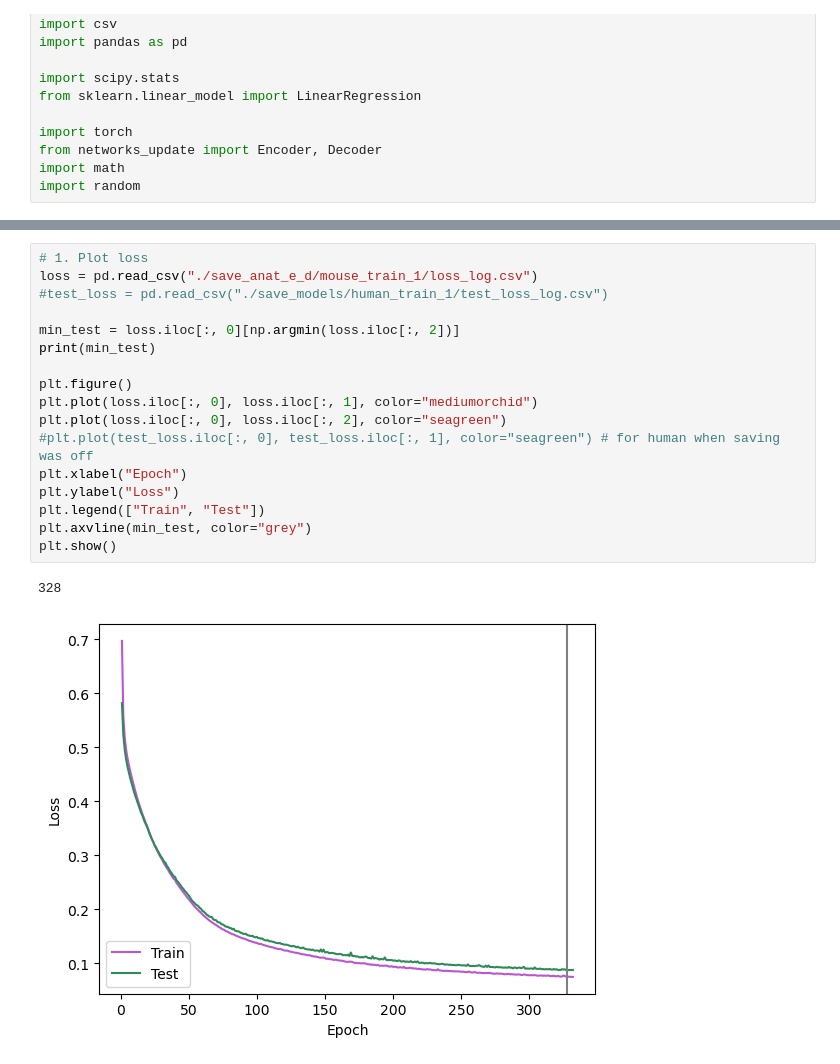
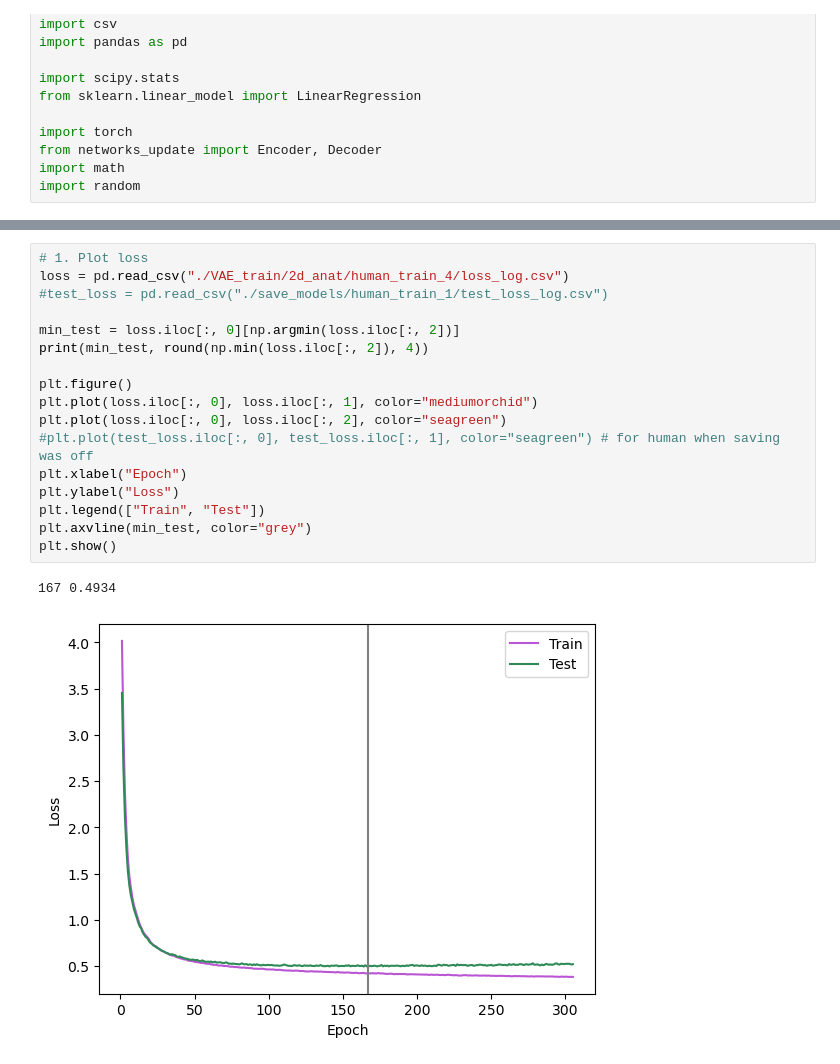
Before and after one commit to jessicabohm/UNIT, a Jupyter notebook: evaluate_anat_synth.ipynb, the cells around one changed output, grey strips where cells are left out. Cells and saved outputs as stored; diff of their text form.

```diff
--- a/evaluate_anat_synth.ipynb
+++ b/evaluate_anat_synth.ipynb
@@ -44,23 +148,23 @@ def plot_seg(img_arr, slice_idx, size, title):
 # %%
 # 1. Plot loss
-loss = pd.read_csv("./save_anat_e_d/mouse_train_1/loss_log.csv")
+loss = pd.read_csv("./VAE_train/2d_anat/human_train_4/loss_log.csv")
 #test_loss = pd.read_csv("./save_models/human_train_1/test_loss_log.csv")
 
 min_test = loss.iloc[:, 0][np.argmin(loss.iloc[:, 2])]
-print(min_test)
+print(min_test, round(np.min(loss.iloc[:, 2]), 4))
 
 plt.figure()
 plt.plot(loss.iloc[:, 0], loss.iloc[:, 1], color="mediumorchid")
 plt.plot(loss.iloc[:, 0], loss.iloc[:, 2], color="seagreen")
 #plt.plot(test_loss.iloc[:, 0], test_loss.iloc[:, 1], color="seagreen") # for human when saving was off
 plt.xlabel("Epoch")
 plt.ylabel("Loss")
 plt.legend(["Train", "Test"])
 plt.axvline(min_test, color="grey")
 plt.show()
 # %% [output]
-328
+167 0.4934
-[figure, old version]
+[figure, new version]
 # %%
 # 1. Print real vs synth
 
```
Also changed, not shown: parts of 10 cells of this notebook, 33 other files.
